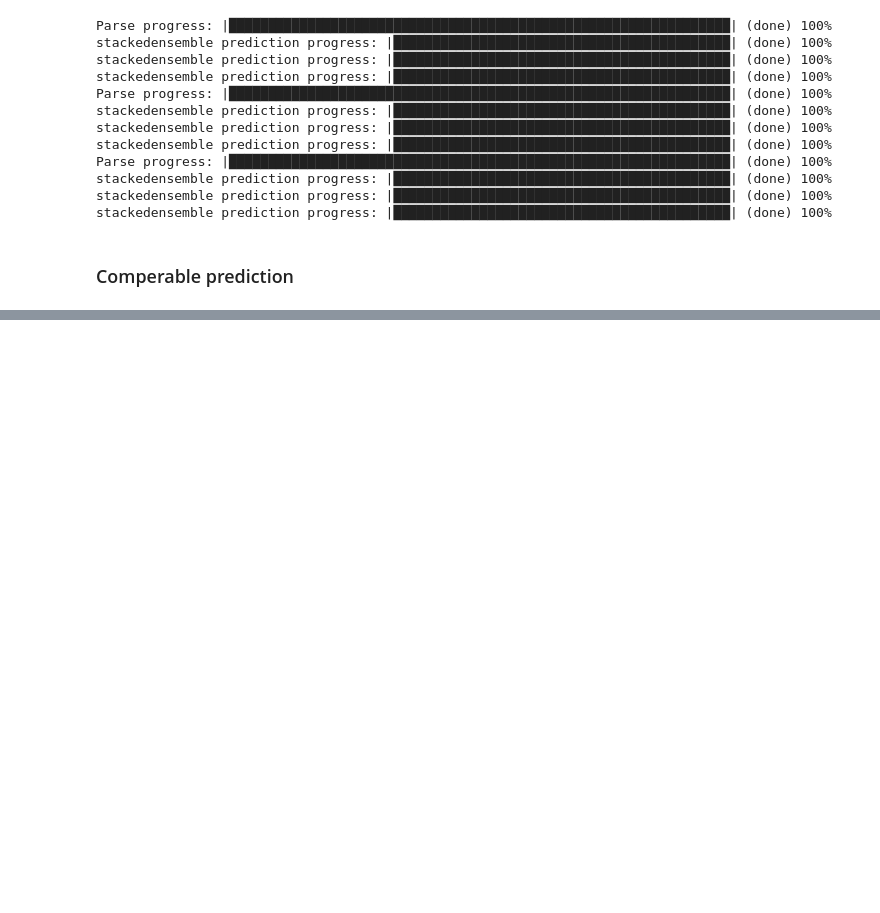
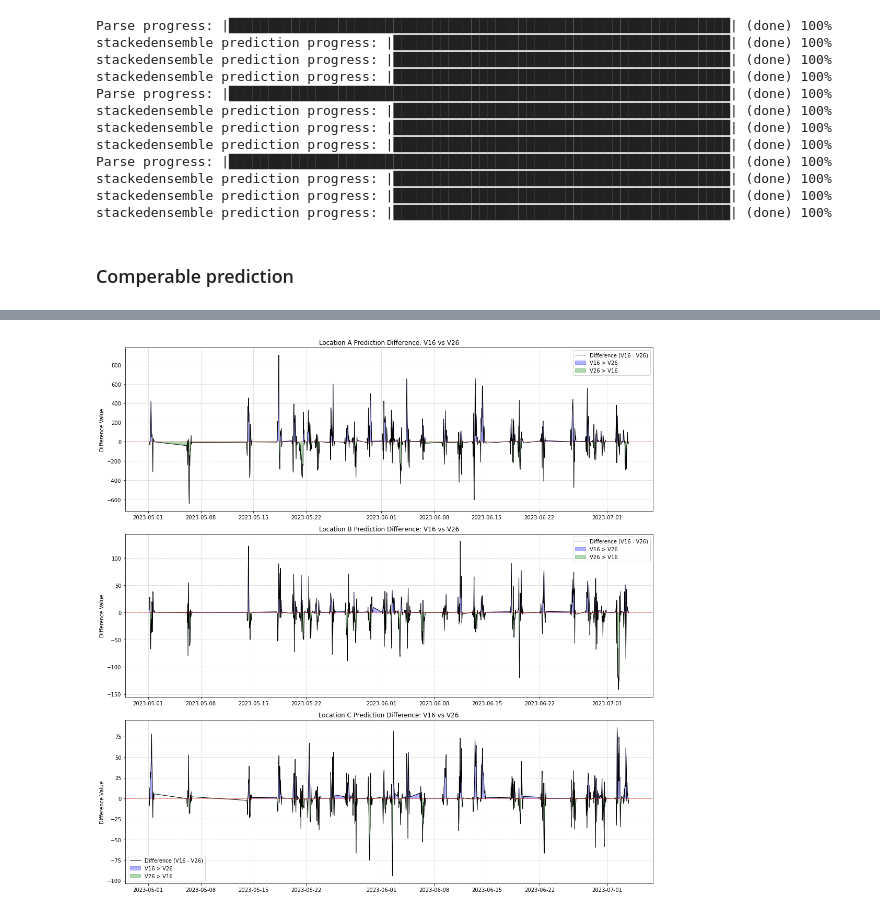
Before and after one commit to J-Ness/Solar-Energy-Production-Forecasting, a Jupyter notebook: data/automl.ipynb, the cells around one changed output, grey strips where cells are left out. Cells and saved outputs as stored; diff of their text form; code cells hidden in the pictures; blank space fills up the shorter version.

```diff
--- a/data/automl.ipynb
+++ b/data/automl.ipynb
@@ -1062,0 +1065,4 @@ predictions.to_csv(f'comperable_{prediction_name}')
+# %%
+# Load the CSV files
+predictions_vX = pd.read_csv("comperable_predictions_v16.csv")
+predictions_vY = pd.read_csv("comperable_predictions_v26.csv")
@@ -1062,0 +1115,61 @@ predictions.to_csv(f'comperable_{prediction_name}')
+# %%
+# Calculate the split index for each location based on the total number of rows
+split_index = len(predictions_vX) // 3
+
+# Split the datasets for each location
+predictions_vX_A = predictions_vX.iloc[:split_index]
+predictions_vX_B = predictions_vX.iloc[split_index:2*split_index]
+predictions_vX_C = predictions_vX.iloc[2*split_index:]
+
+predictions_vY_A = predictions_vY.iloc[:split_index]
+predictions_vY_B = predictions_vY.iloc[split_index:2*split_index]
+predictions_vY_C = predictions_vY.iloc[2*split_index:]
+
+def filter_zero_intervals(df1, df2):
+    """Filter out continuous zero intervals from both dataframes."""
+    # Identify rows where both versions have zero predictions
+    zero_mask = (df1['prediction'] == 0) & (df2['prediction'] == 0)
+
+    # Filter out these rows
+    return df1[~zero_mask], df2[~zero_mask]
+
+def plot_difference(df1, df2, title):
+    """Plot the difference between two dataframes' predictions."""
+    diff = df1['prediction'] - df2['prediction']
+
+    plt.plot(df1['time'], diff, label="Difference (vX - vY)", color="black", linewidth=1)
+
+    # Highlight areas where Version X is greater than Version Y
+    plt.fill_between(df1['time'], diff, where=(diff > 0), color='blue', alpha=0.3, label="vX > vY")
+
+    # Highlight areas where Version Y is greater than Version X
+    plt.fill_between(df1['time'], diff, where=(diff < 0), color='green', alpha=0.3, label="vY > vX")
+
+    plt.axhline(0, color='red', linestyle="--", linewidth=0.5)
+    plt.title(title)
+    plt.ylabel("Difference Value")
+    plt.legend()
+    plt.grid(True, which="both", linestyle="--", linewidth=0.5)
+
+# Filter out zero intervals for each location
+predictions_vX_A, predictions_vY_A = filter_zero_intervals(predictions_vX_A, predictions_vY_A)
+predictions_vX_B, predictions_vY_B = filter_zero_intervals(predictions_vX_B, predictions_vY_B)
+predictions_vX_C, predictions_vY_C = filter_zero_intervals(predictions_vX_C, predictions_vY_C)
+
+# Set up the plots
+fig, ax = plt.subplots(3, 1, figsize=(15, 15))
+
+# Plot the difference for each location
+plt.sca(ax[0])
+plot_difference(predictions_vX_A, predictions_vY_A, "Location A Prediction Difference: vX vs vY")
+
+plt.sca(ax[1])
+plot_difference(predictions_vX_B, predictions_vY_B, "Location B Prediction Difference: vX vs vY")
+
+plt.sca(ax[2])
+plot_difference(predictions_vX_C, predictions_vY_C, "Location C Prediction Difference: vX vs vY")
+
+plt.tight_layout()
+plt.show()
+# %% [output]
+[figure, added]
```
Also changed, not shown: parts of 4 cells of this notebook.
